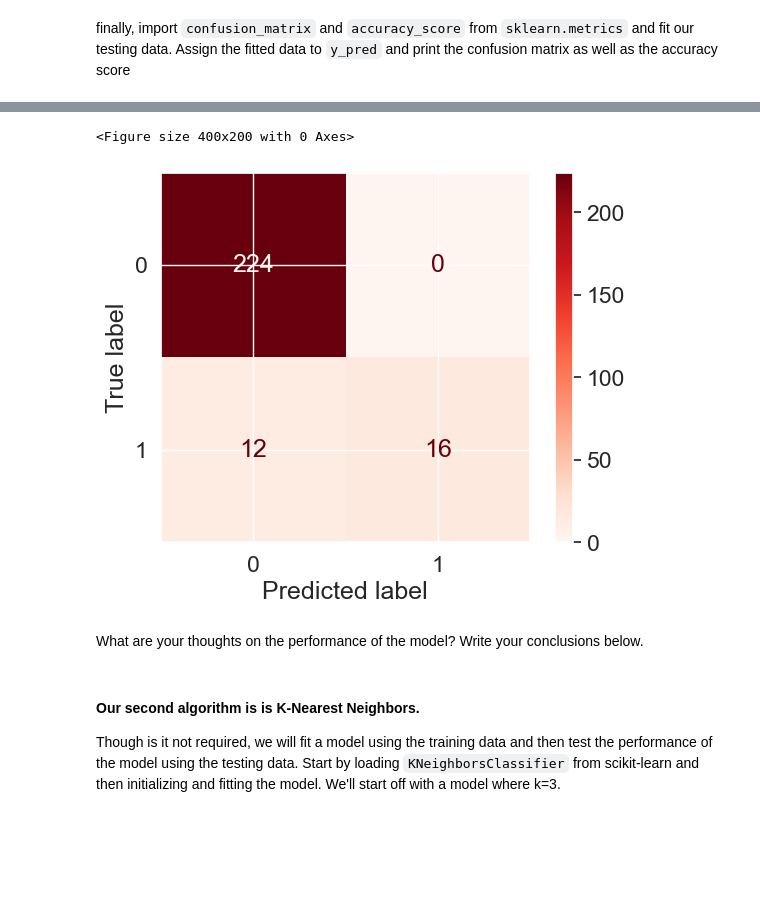
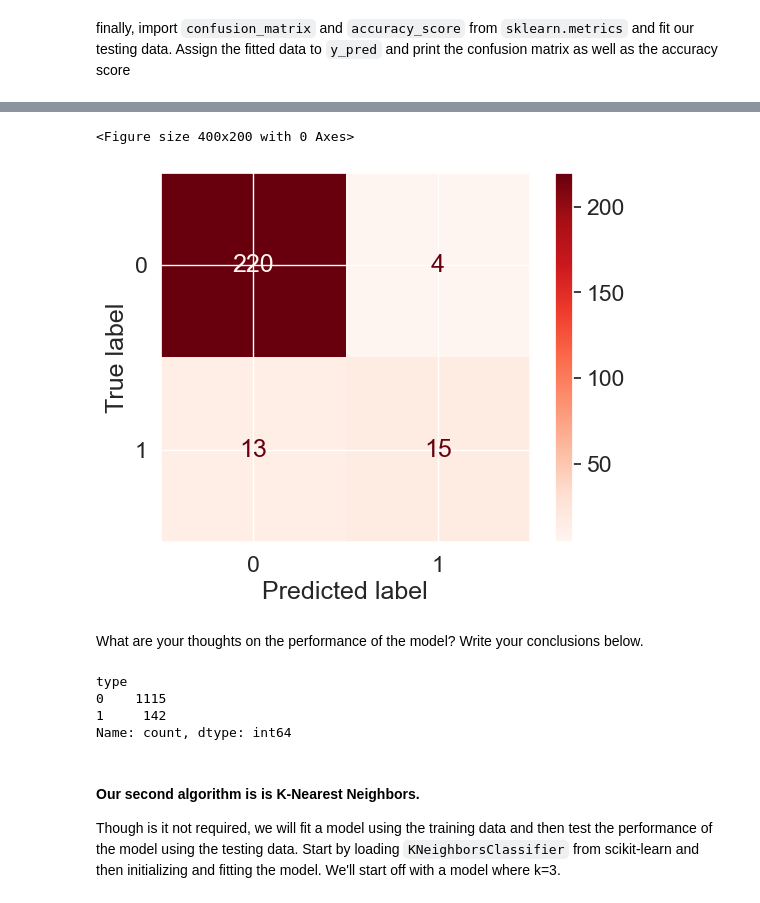
Before and after one commit to Negar86/lab-supervised-learning, a Jupyter notebook: your-code/main.ipynb, the cells around one changed output, grey strips where cells are left out. Cells and saved outputs as stored; diff of their text form; code cells hidden in the pictures; blank space fills up the shorter version.

```diff
--- a/your-code/main.ipynb
+++ b/your-code/main.ipynb
@@ -444,17 +468,7 @@ Although there are so many unique values in the `SERVER` column, there are actua
 
 At the end, your `SERVER` column should only contain 4 unique values: `Microsoft`, `Apache`, `nginx`, and `Other`.
 # %%
-def relabel(x):
-    if 'microsoft' in x.lower():
-        return 'Microsoft'
-    if 'apache' in x.lower():
-        return 'Apache'
-    if 'nginx' in x.lower():
-        return 'Nginx'
-    else:
-        return 'Other'
-
-df['server'] = df['server'].apply(relabel)
+df['server'] = ['Microsoft' if 'microsoft' in x.lower() else ('Apache' if 'apache' in x.lower() else ('Nginx' if 'nginx' in x.lower() else 'Other')) for x in df['server']]
 # %%
 # Count `SERVER` value counts here
 df.server.value_counts()
@@ -514,7 +528,7 @@ We'll start off this section by splitting the data to train and test. **Name you
 # %%
 from sklearn.model_selection import train_test_split
 
-y = website_dummy.drop(["type"],axis=1)
-X = website_dummy["type"]
+y = website_dummy["type"]
+X = website_dummy.drop(["type"],axis=1)
 
-X_train, X_test, y_train, y_test = train_test_split(features,labels,test_size= 0.20,random_state = 42)
+X_train, X_test, y_train, y_test = train_test_split(X,y,test_size= 0.20,random_state = 42)
@@ -525,7 +547,7 @@ The first model we will use in this lab is logistic regression. We have previous
 # %%
 from sklearn.linear_model import LogisticRegression
 
-model = LogisticRegression(max_iter=100000)
+model = LogisticRegression()
 # %% [markdown]
 Next, fit the model to our training data. We have already separated our data into 4 parts. Use those in your model.
 # %%
@@ -537,12 +569,12 @@ finally, import `confusion_matrix` and `accuracy_score` from `sklearn.metrics` a
 # %%
-from sklearn.metrics import confusion_matrix,accuracy_score
-
 y_pred = model.predict(X_test)
-conf_matrix = confusion_matrix(y_test,y_pred)
+cm = confusion_matrix(y_test,y_pred)
 accuracy = accuracy_score(y_test,y_pred)
 
-print(f"Confusion matrix:\n{conf_matrix}\n")
-print("Test data accuracy: ",model.score(X_test,y_test))
-print("Train data accuracy: ", model.score(X_train, y_train))
+
+print(f"Confusion matrix:\n{cm}\n")
+print(f"Test data accuracy: {model.score(X_test,y_test)}")
+print(f"Train data accuracy: {model.score(X_train, y_train)}\n")
+print(f"Classification Report:\n{classification_report(y_test, y_pred)}\n")
 # %% [output]
 Confusion matrix:
@@ -554,13 +596,13 @@ Train data accuracy:  0.9422885572139303
 # %%
 from sklearn.metrics import ConfusionMatrixDisplay
 
-disp = ConfusionMatrixDisplay(confusion_matrix=conf_matrix)
+disp = ConfusionMatrixDisplay(confusion_matrix=cm)
 plt.figure(figsize=(4, 2))
 disp.plot(cmap='Reds')
 plt.grid(True)
 plt.show()
 # %% [output]
 <Figure size 400x200 with 0 Axes>
-[figure, old version]
+[figure, new version]
 # %% [markdown]
 What are your thoughts on the performance of the model? Write your conclusions below.
@@ -573,3 +625,10 @@ What are your thoughts on the performance of the model? Write your conclusions b
+# %%
+website_dummy["type"].value_counts()
+# %% [output]
+type
+0    1115
+1     142
+Name: count, dtype: int64
 # %% [markdown]
 #### Our second algorithm is is K-Nearest Neighbors.
 
```
Also changed, not shown: parts of 26 cells of this notebook.
